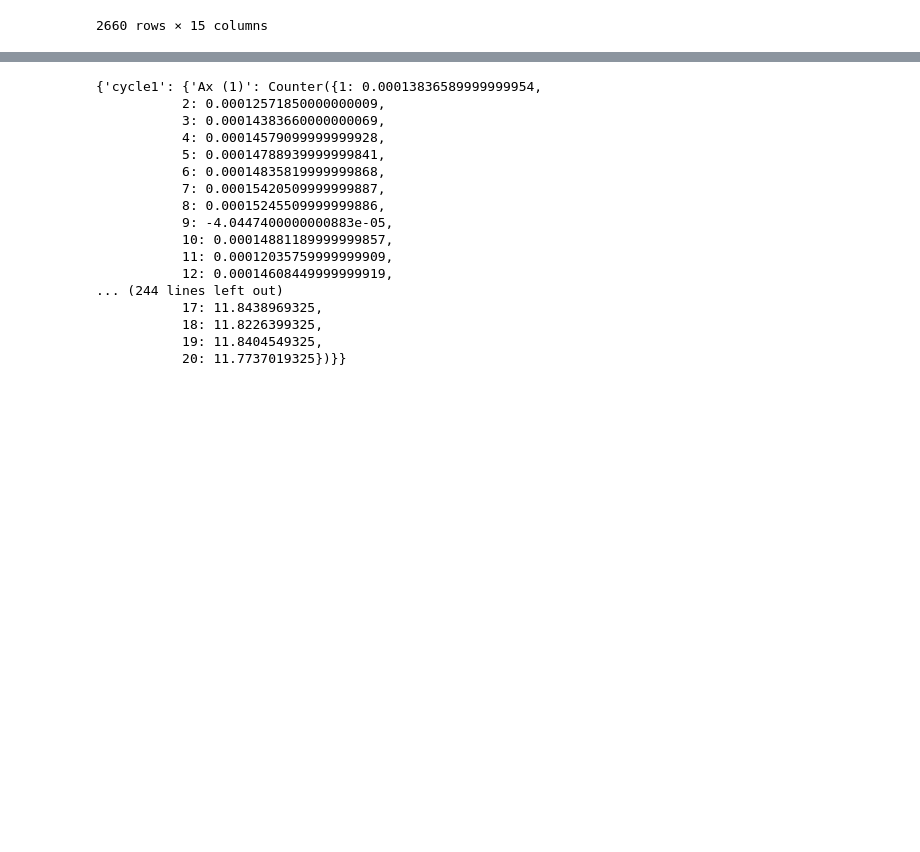
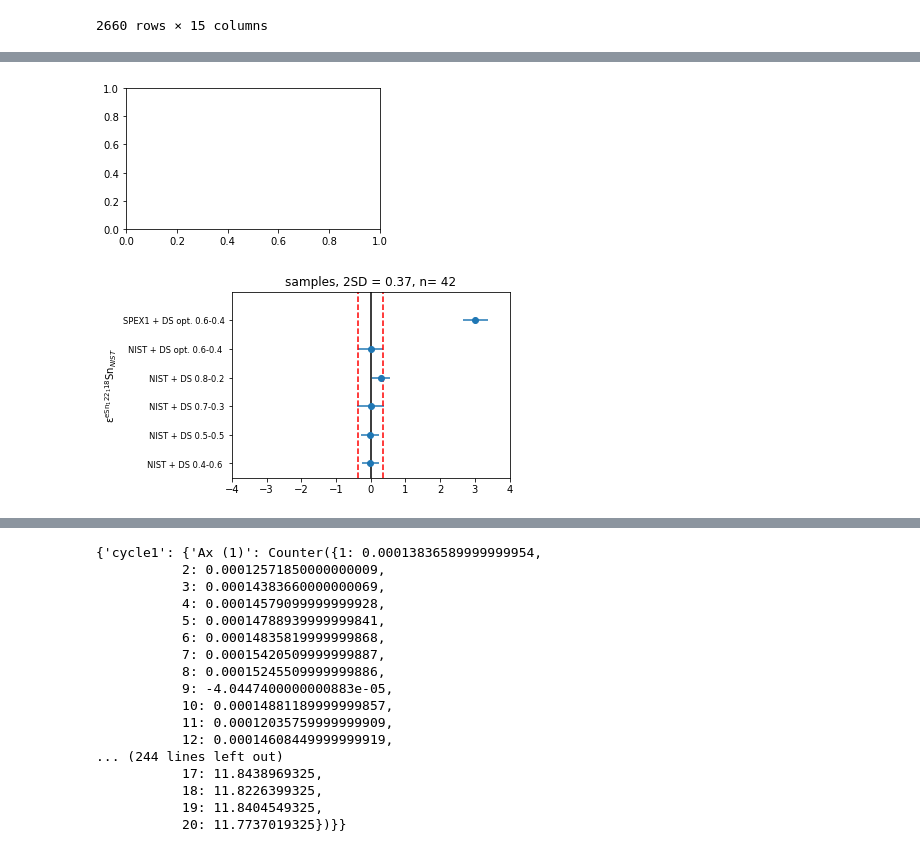
Before and after one commit to Marfster/Double_Spike_sim, a Jupyter notebook: DS_inversion.ipynb, the cells around one changed output, grey strips where cells are left out. Saved outputs shown, nothing was run; the diff lists cells and outputs as text; code cells hidden in the pictures; blank space fills up the shorter version.

```diff
--- a/DS_inversion.ipynb
+++ b/DS_inversion.ipynb
@@ -402,0 +413,37 @@ epsilon_sum
+# %%
+### sel_ratio = "112/118"
+std = "NIST + DS opt. 0.6-0.4 "
+
+def plot_epsilon(sel_ratio, std, xlim):
+    x = range(1, len(epsilon_sum.index)+1)
+    plt.errorbar(epsilon_sum[sel_ratio]["mean"], x, xerr = epsilon_sum[sel_ratio]["SD2"], ls='none', marker="o")
+    plt.title("samples" + ", 2SD = " + str(np.round((2*epsilon_comp[epsilon_comp["sample"]== std][sel_ratio].std()),2)) + ", n= " +  str((epsilon_comp[epsilon_comp["sample"]== std][sel_ratio].count())))
+    plt.xlim(xlim)
+    plt.ylim([0.5, len(epsilon_sum.index)+1])
+    plt.yticks(x, epsilon_sum.index, size='small', rotation=0)
+    plt.axvline(epsilon_comp[epsilon_comp["sample"]== std][sel_ratio].mean(), color='k', linestyle='-')
+    plt.axvline(epsilon_comp[epsilon_comp["sample"]== std][sel_ratio].mean()+ 2*epsilon_comp[epsilon_comp["sample"]== std][sel_ratio].std(), color='r', linestyle='--')
+    plt.axvline(epsilon_comp[epsilon_comp["sample"]== std][sel_ratio].mean()- 2*epsilon_comp[epsilon_comp["sample"]== std][sel_ratio].std(), color='r', linestyle='--')
+    #plt.axvline(plot_Nist[sel_ratio].mean()- 2*plot_Nist[sel_ratio].std(), color='r', linestyle='--')
+    plt.ylabel(r'$\mathregular{\epsilon^{'+sel_ratio+'}}$Sn$_{NIST}$')
+    #savefig(path+"epsilon_118.pdf", bbox_inches='tight')
+# %%
+#sel_ratio = ["116/118", "117/118", "119/118", "120/118", "122/118", "124/118"]
+#sel_ratio = ["116/117", "118/117", "119/117", "120/117", "122/117", "124/117"]
+sel_ratio = ["eSn_122_118"]
+#sel_ratio = ["112/120", "114/120", "115/120"]
+#sel_ratio = ["112/118", "114/118", "115/118"]
+xlim = [-4, 4]
+
+fig = plt.figure(figsize=(10,15))
+
+for i in range(len(sel_ratio)):
+    ax = plt.subplot(5,2,i+1)
+    plot_epsilon(sel_ratio[i], "NIST + DS opt. 0.6-0.4 ", xlim)
+fig.tight_layout()
+plt.show()
+#wb.sheets[4].pictures.add(fig, name= '116/120 norm - bgd_corr 1', update = True)
+#savefig(path+"epsilon_x_bgd_118_2_100ppb.pdf", bbox_inches='tight')
+# %% [output]
+[figure, added]
+[figure, added]
```
Also changed, not shown: parts of 19 cells of this notebook, 1 other file.
